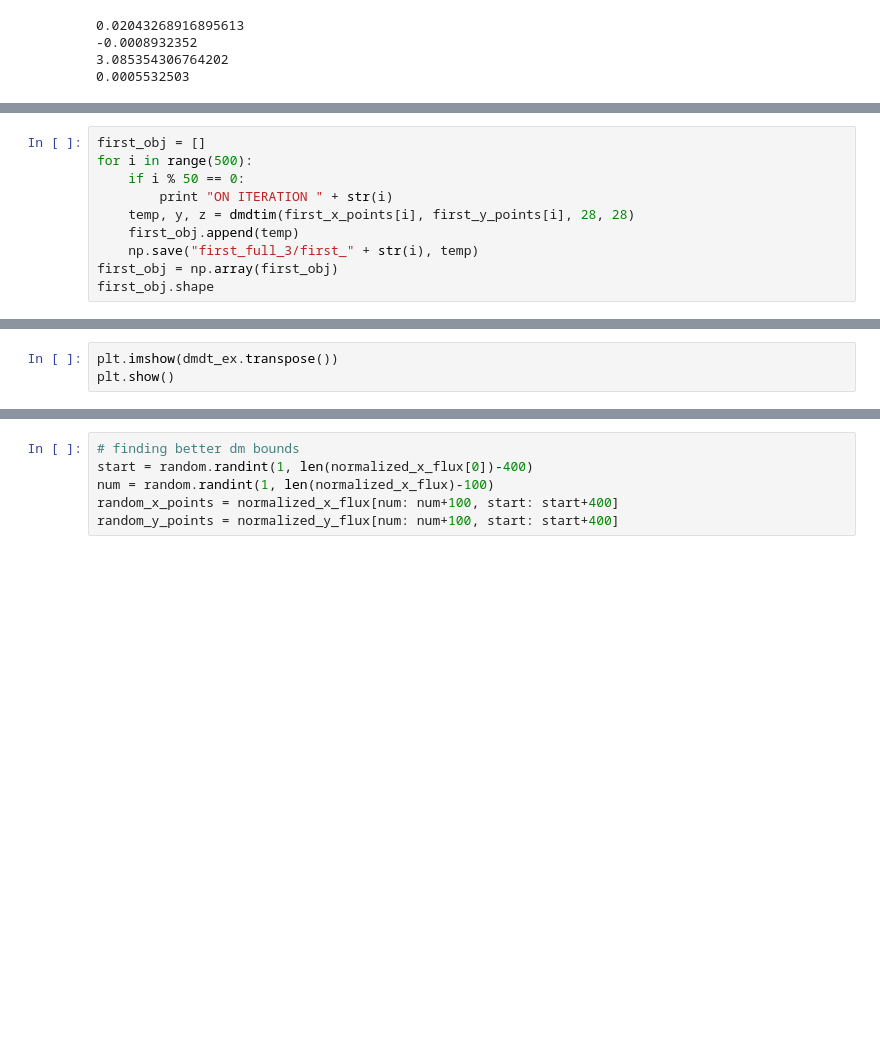
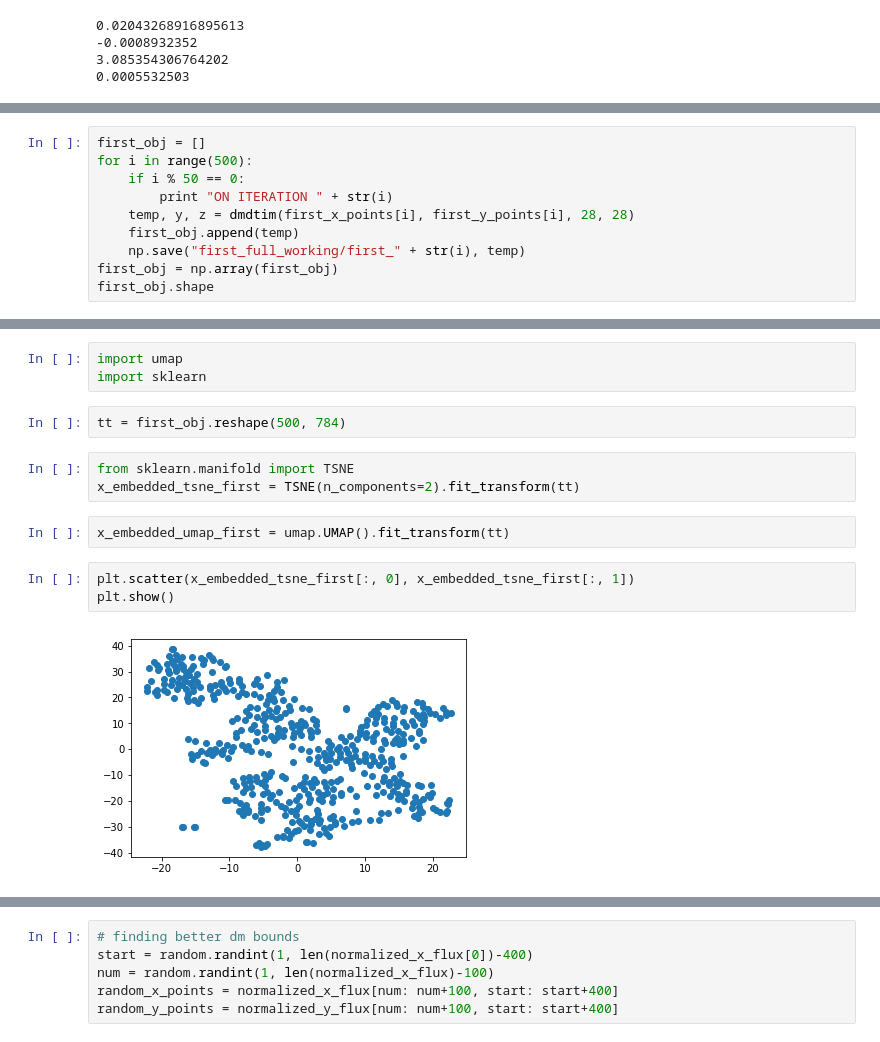
Before and after one commit to kushaltirumala/outlier_kplr, a Jupyter notebook: DMDT_generation.ipynb, the cells around one changed output, grey strips where cells are left out. Drawn from its saved outputs; the diff is of its cells as text; blank space fills up the shorter version.

Commit message:
dmdt (sort of) working + first comparisons with 500 lcs with 500 points look better for umap

```diff
--- a/DMDT_generation.ipynb
+++ b/DMDT_generation.ipynb
@@ -104,7 +152,7 @@ for i in range(500):
         print "ON ITERATION " + str(i)
     temp, y, z = dmdtim(first_x_points[i], first_y_points[i], 28, 28)
     first_obj.append(temp)
-    np.save("first_full_3/first_" + str(i), temp)
+    np.save("first_full_working/first_" + str(i), temp)
 first_obj = np.array(first_obj)
 first_obj.shape
 # %% [output]
@@ -126,3 +170,15 @@ dmdt_ex.transpose().shape
-# %%
-plt.imshow(dmdt_ex.transpose())
-plt.show()
+# %%
+import umap
+import sklearn
+# %%
+tt = first_obj.reshape(500, 784)
+# %%
+from sklearn.manifold import TSNE
+x_embedded_tsne_first = TSNE(n_components=2).fit_transform(tt)
+# %%
+x_embedded_umap_first = umap.UMAP().fit_transform(tt)
+# %%
+plt.scatter(x_embedded_tsne_first[:, 0], x_embedded_tsne_first[:, 1])
+plt.show()
+# %% [output]
+[figure, added]
```
Also changed, not shown: parts of 13 cells of this notebook, 1 other file.
